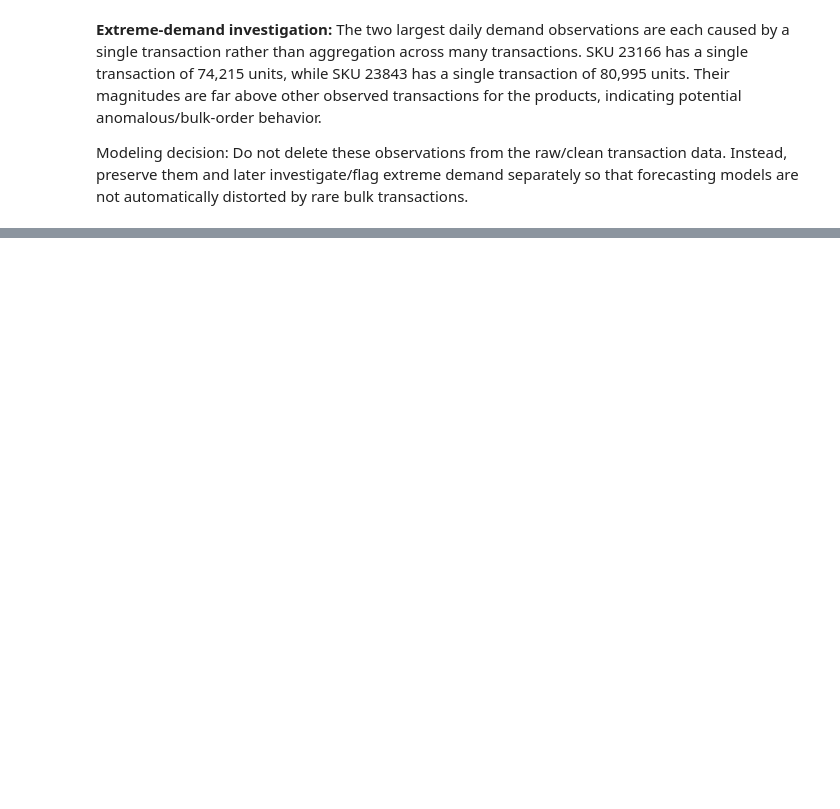
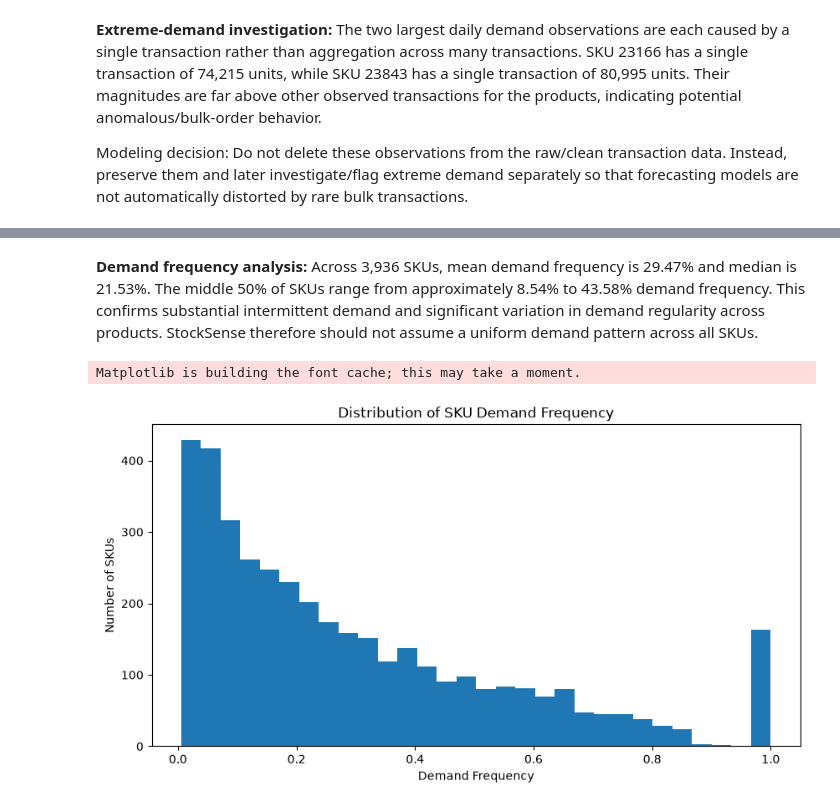
Before and after one commit to rajdeep-senapati/stocksense, a Jupyter notebook: notebooks/01_business_data_understanding.ipynb, the cells around one changed output, grey strips where cells are left out. Drawn from its saved outputs; the diff is of its cells as text; code cells hidden in the pictures; blank space fills up the shorter version.

Commit message:
Analyze SKU demand patterns

```diff
--- a/notebooks/01_business_data_understanding.ipynb
+++ b/notebooks/01_business_data_understanding.ipynb
@@ -1010,0 +1076,12 @@ Modeling decision: Do not delete these observations from the raw/clean transacti
+# %%
+sku_calendar = (
+    sku_activity.set_index("StockCode")
+    .apply(
+        lambda row: pd.date_range(row["first_date"], row["last_date"], freq="D"), axis=1
+    )
+    .explode()
+    .reset_index()
+    .rename(columns={0: "Date"})
+)
+
+sku_calendar.head(10)
@@ -1010,0 +1108,5 @@ Modeling decision: Do not delete these observations from the raw/clean transacti
+# %%
+demand_daily = sku_calendar.merge(daily_demand, on=["StockCode", "Date"], how="left")
+# %%
+demand_daily["Demand"] = demand_daily["Demand"].fillna(0).astype(int)
+demand_daily.head(15)
@@ -1010,0 +1140,12 @@ Modeling decision: Do not delete these observations from the raw/clean transacti
+# %%
+sku_demand_profile = (
+    demand_daily.groupby("StockCode")["Demand"]
+    .agg(total_demand="sum", demand_days=lambda x: (x > 0).sum(), total_days="count")
+    .reset_index()
+)
+
+sku_demand_profile["demand_frequency"] = (
+    sku_demand_profile["demand_days"] / sku_demand_profile["total_days"]
+)
+
+sku_demand_profile.head(10)
@@ -1010,0 +1176,17 @@ Modeling decision: Do not delete these observations from the raw/clean transacti
+# %% [markdown]
+**Demand frequency analysis:** Across 3,936 SKUs, mean demand frequency is 29.47% and median is 21.53%. The middle 50% of SKUs range from approximately 8.54% to 43.58% demand frequency. This confirms substantial intermittent demand and significant variation in demand regularity across products. StockSense therefore should not assume a uniform demand pattern across all SKUs.
+# %%
+import matplotlib.pyplot as plt
+
+plt.figure(figsize=(10, 5))
+
+plt.hist(sku_demand_profile["demand_frequency"], bins=30)
+
+plt.xlabel("Demand Frequency")
+plt.ylabel("Number of SKUs")
+plt.title("Distribution of SKU Demand Frequency")
+
+plt.show()
+# %% [output]
+Matplotlib is building the font cache; this may take a moment.
+[figure, added]
```
Also changed, not shown: parts of 16 cells of this notebook.
